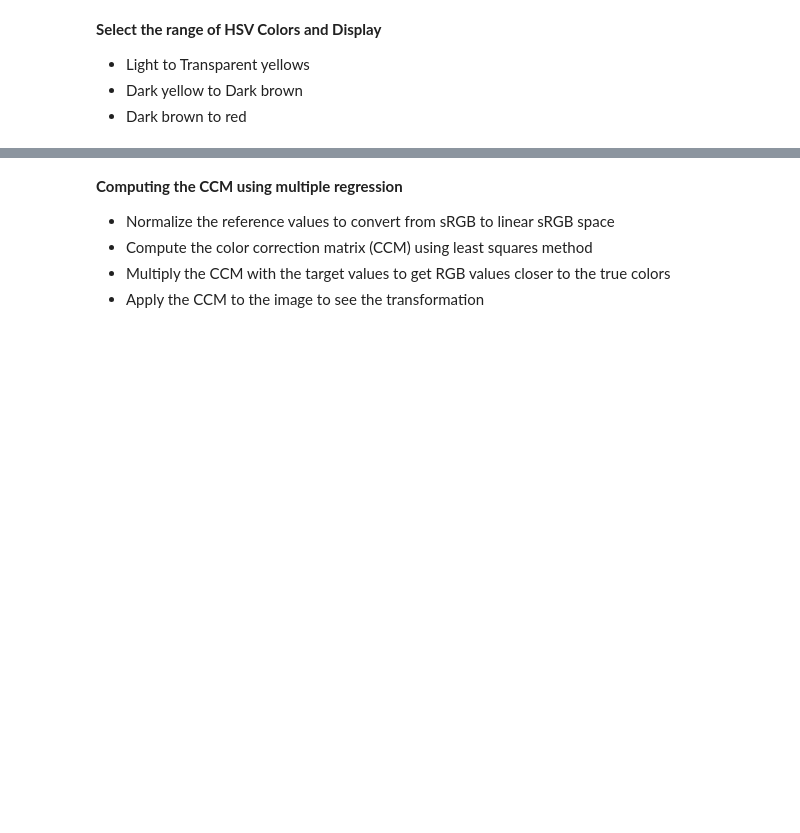
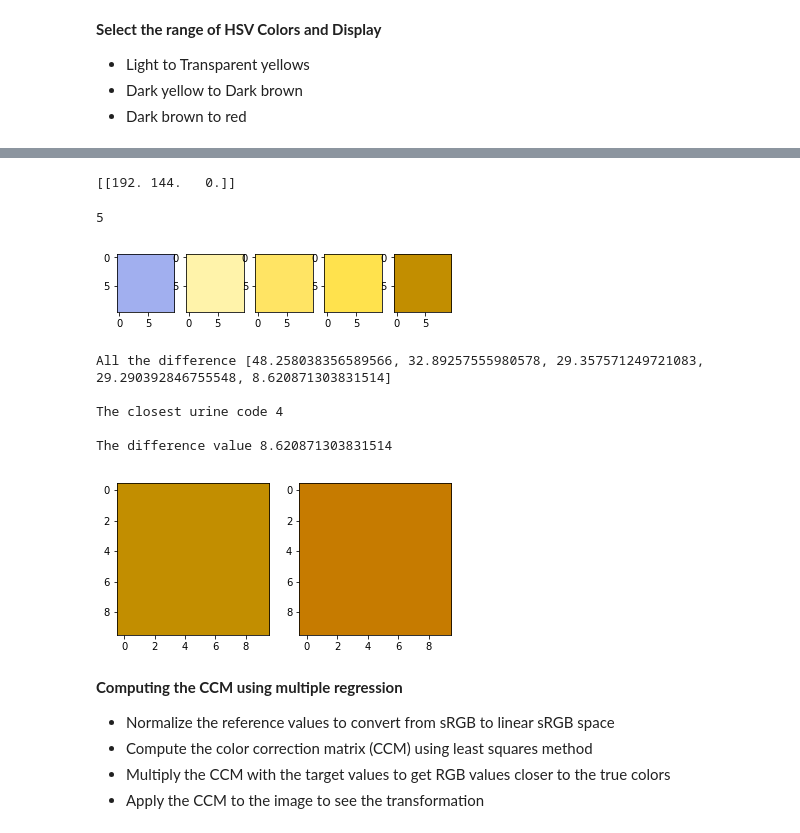
Before and after one commit to swedwi/Urine-Analysis, a Jupyter notebook: Color Correction - Urine.ipynb, the cells around one changed output, grey strips where cells are left out. Saved outputs shown, nothing was run; the diff lists cells and outputs as text; code cells hidden in the pictures; blank space fills up the shorter version.

```diff
--- a/Color Correction - Urine.ipynb
+++ b/Color Correction - Urine.ipynb
@@ -35,6 +43,8 @@ refRGB = np.array([[115, 82, 69],[204, 161, 141], [101, 134, 179], [89, 109, 61]
           [44, 56, 142], [74, 148, 81], [179, 42, 50], [250, 226, 21], [191, 81, 160], [6, 142, 172],
           [252,252,252], [230,230,230], [200,200,200],[143,143,142], [100,100,100],[50,50,50]])
 
+urineCodes = np.array([[161, 175, 239],[255,243,170],[255,228,100],[255,226,77],[194,142,0]])
+
 print(refRGB.shape)
 # %% [output]
 (24, 3)
@@ -367,3 +285,32 @@ Code 5 10.783175076416605
+# %%
+    print(targetValue)
+# %% [output]
+[[192. 144.   0.]]
+# %%
+    show_urine_colorSwatch()
+
+    minIdx, minVal,difference = find_min_distance(targetValue)
+    print("\nAll the difference",difference)
+    print("\nThe closest urine code", minIdx)
+    print("\nThe difference value", minVal)
+
+    urineColorCode = np.full((10,10,3),urineCodes[minIdx],dtype = np.uint8) / 255.0
+    targetColor = np.full((10,10,3),targetValue,dtype = np.uint8) / 255.0
+
+    plt.subplot(1,2,1)
+    plt.imshow(urineColorCode)
+    plt.subplot(1,2,2)
+    plt.imshow(targetColor)
+    plt.show()
+# %% [output]
+5
+[figure, added]
+All the difference [48.258038356589566, 32.89257555980578, 29.357571249721083, 29.290392846755548, 8.620871303831514]
+
+The closest urine code 4
+
+The difference value 8.620871303831514
+[figure, added]
 # %% [markdown]
 **Computing the CCM using multiple regression**
 - Normalize the reference values to convert from sRGB to linear sRGB space
```
Also changed, not shown: parts of 14 cells of this notebook, 23 other files.
